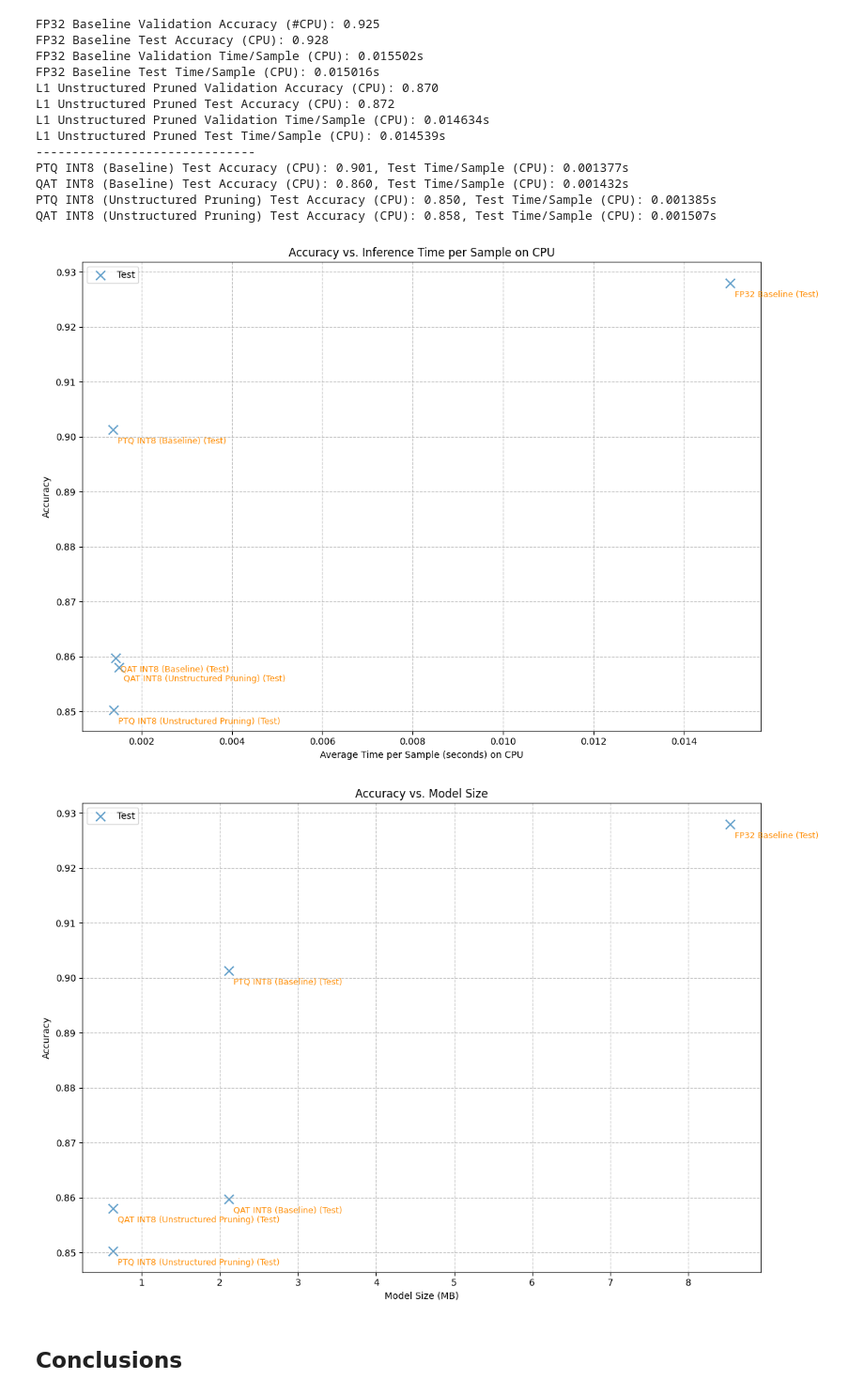
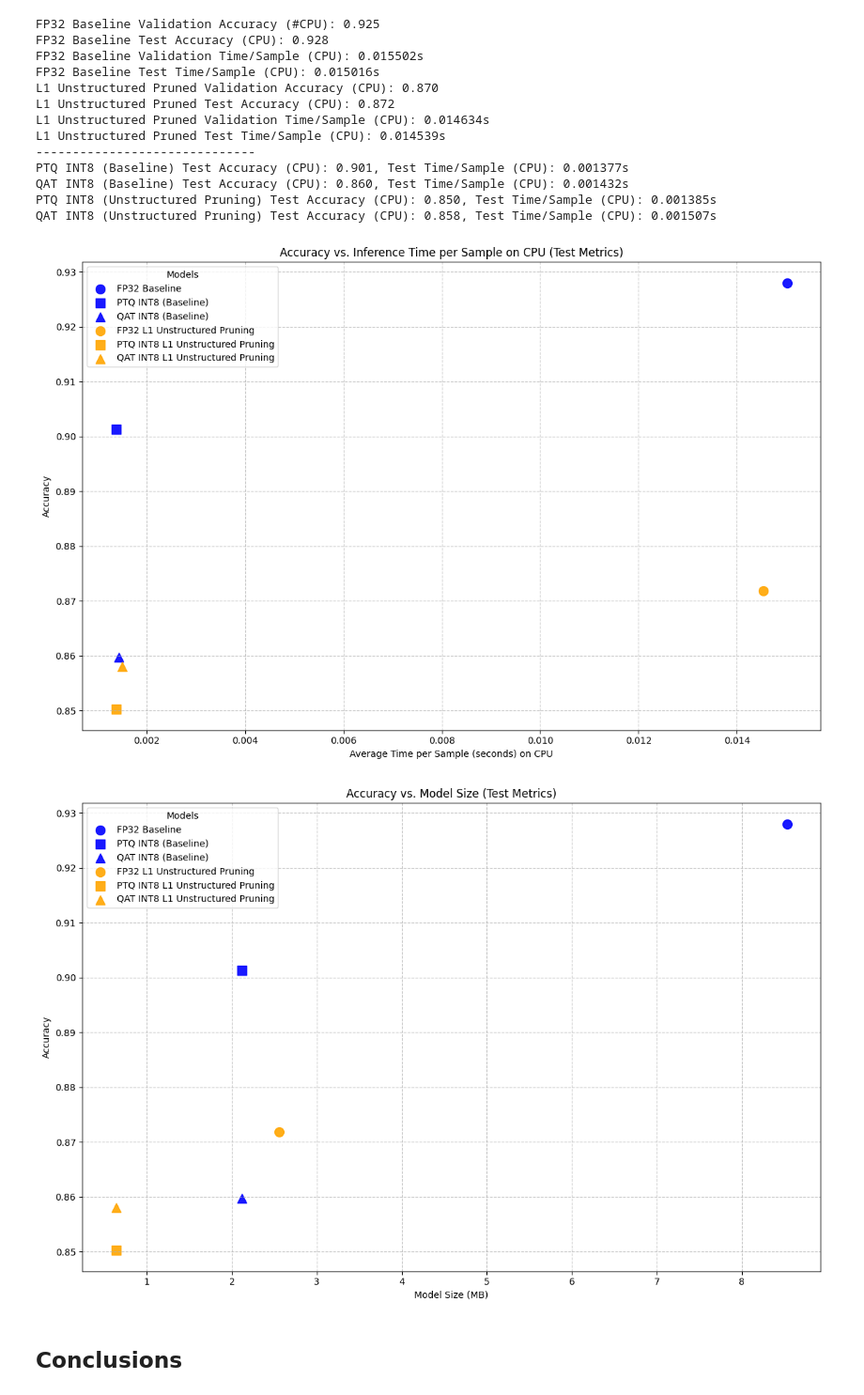
Before and after one commit to PaulBeuran/nnopt, a Jupyter notebook: notebooks/03_quantization.ipynb, the cells around one changed output. Shown at 94% size. Saved outputs shown, nothing was run; the diff lists cells and outputs as text; code cells hidden in the pictures.

```diff
--- a/notebooks/03_quantization.ipynb
+++ b/notebooks/03_quantization.ipynb
@@ -579,51 +587,24 @@ total_params_mb_test = [
     total_params_mb_fn(mobilenetv2_cifar10_qat_unstruct_test_metrics, 8, 0.7)
 ]
 # %%
-# Scatter Plot: Accuracy vs. Time per Sample
-fig, ax = plt.subplots(figsize=(12, 8))
-
-# Test metrics
-colors = ['blue', 'green', 'red', 'orange', 'purple']
-ax.scatter(cpu_time_per_sample_test, test_accuracies, marker='x', s=100, label='Test', alpha=0.7)
-
-# Annotate points
-for i, model_name in enumerate(model_names):
-    ax.annotate(model_name + " (Test)", (cpu_time_per_sample_test[i], test_accuracies[i]),
-                textcoords="offset points", xytext=(5,-15), ha='left', fontsize=9)
-
-
-ax.set_xlabel('Average Time per Sample (seconds) on CPU')
-ax.set_ylabel('Accuracy')
-ax.set_title('Accuracy vs. Inference Time per Sample on CPU')
-ax.legend()
-ax.grid(True, linestyle='--', alpha=0.7)
-
-plt.tight_layout()
-plt.show()
-
-# Scatter Plot: Accuracy vs. Memory Usage
-fig, ax = plt.subplots(figsize=(12, 8))
-
-# Test metrics
-ax.scatter(total_params_mb_test, test_accuracies, marker='x', s=100, label='Test', alpha=0.7)
-
-# Annotate points
-for i, model_name in enumerate(model_names):
-    ax.annotate(model_name + " (Test)", (total_params_mb_test[i], test_accuracies[i]),
-                textcoords="offset points", xytext=(5,-15), ha='left', fontsize=9, color='darkorange')
-
-ax.set_xlabel('Model Size (MB)')
-ax.set_ylabel('Accuracy')
-ax.set_title('Accuracy vs. Model Size')
-ax.legend()
-ax.grid(True, linestyle='--', alpha=0.7)
-# ax.set_xscale('log') # Optional: if memory sizes vary a lot
-
-plt.tight_layout()
-plt.show()
+plot_model_performance_scatter(
+    model_names=model_names,
+    test_accuracies=test_accuracies,
+    cpu_time_per_sample_test=cpu_time_per_sample_test,
+    total_params_mb_test=total_params_mb_test,
+    model_styles=[
+        {'color': 'blue', 'marker': 'o'},  # FP32 Baseline
+        {'color': 'blue', 'marker': 's'},  # PTQ INT8 (Baseline)
+        {'color': 'blue', 'marker': '^'},  # QAT INT8 (Baseline)
+        {'color': 'orange', 'marker': 'o'},  # FP32 L1 Unstructured Pruning
+        {'color': 'orange', 'marker': 's'},  # PTQ INT8 L1 Unstructured Pruning
+        {'color': 'orange', 'marker': '^'}   # QAT INT8 L1 Unstructured Pruning
+    ],
+    output_dir=None  # Set to a directory path to save plots, or None to show them
+)
 # %% [output]
-[figure, old version]
+[figure, new version]
-[figure, old version]
+[figure, new version]
 # %% [markdown]
 ## Conclusions
 # %% [markdown]
```
Also changed, not shown: parts of 2 cells of this notebook, 38 other files.
